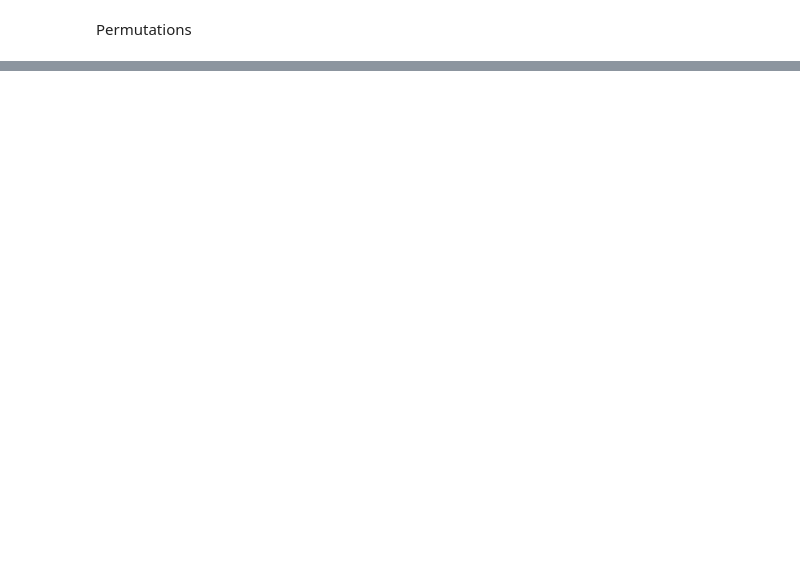
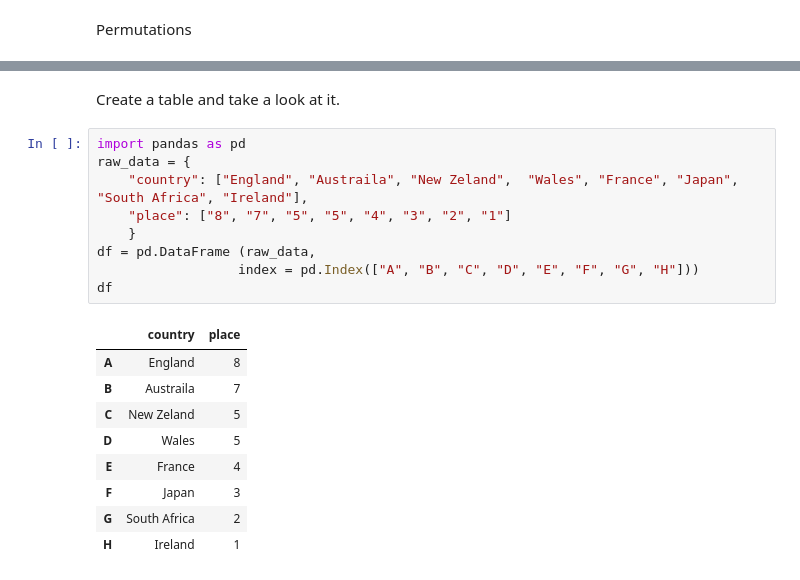
Before and after one commit to bexiturley/assignment-2019-programming-and-data-analysis, a Jupyter notebook: numpyrandom.ipynb, the cells around one changed output, grey strips where cells are left out. Drawn from its saved outputs; the diff is of its cells as text; blank space fills up the shorter version.

```diff
--- a/numpyrandom.ipynb
+++ b/numpyrandom.ipynb
@@ -214,0 +219,21 @@ ModuleNotFoundError: No module named 'permutation'
+# %% [markdown]
+Create a table and take a look at it.
+# %%
+import pandas as pd
+raw_data = {
+    "country": ["England", "Austraila", "New Zeland",  "Wales", "France", "Japan", "South Africa", "Ireland"],
+    "place": ["8", "7", "5", "5", "4", "3", "2", "1"]
+    }
+df = pd.DataFrame (raw_data,
+                  index = pd.Index(["A", "B", "C", "D", "E", "F", "G", "H"]))
+df
+# %% [output]
+|  | country | place |
+| A | England | 8 |
+| B | Austraila | 7 |
+| C | New Zeland | 5 |
+| D | Wales | 5 |
+| E | France | 4 |
+| F | Japan | 3 |
+| G | South Africa | 2 |
+| H | Ireland | 1 |
```
Also changed, not shown: parts of 36 cells of this notebook.
